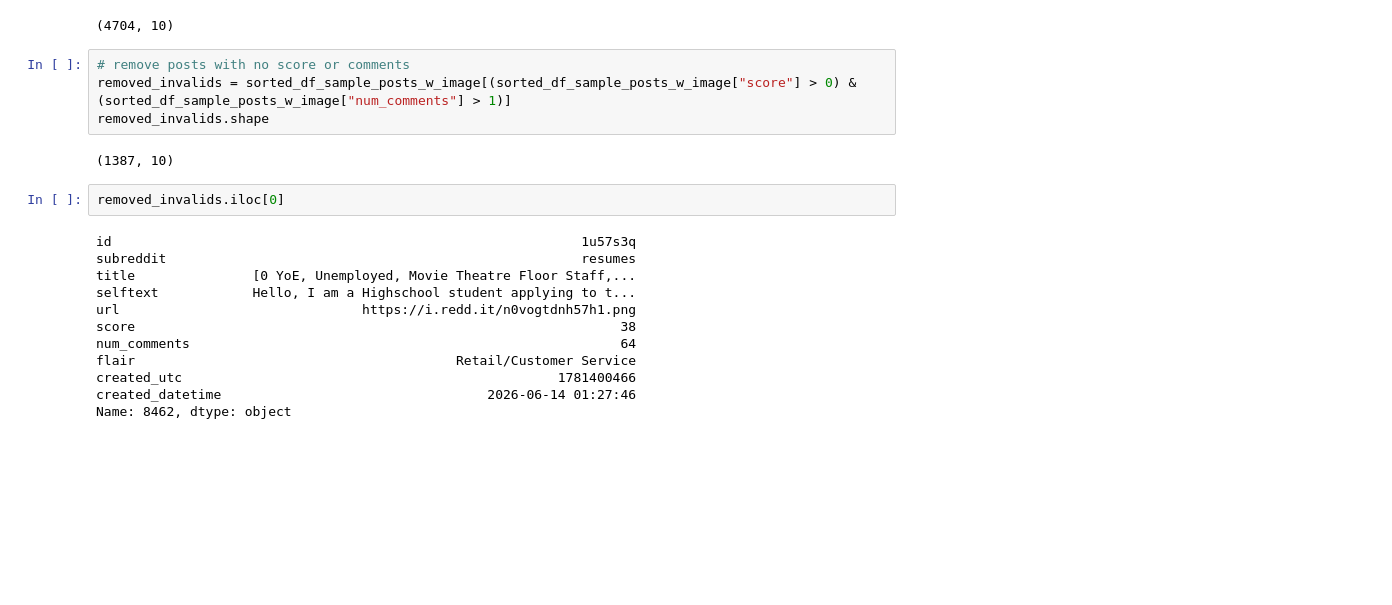
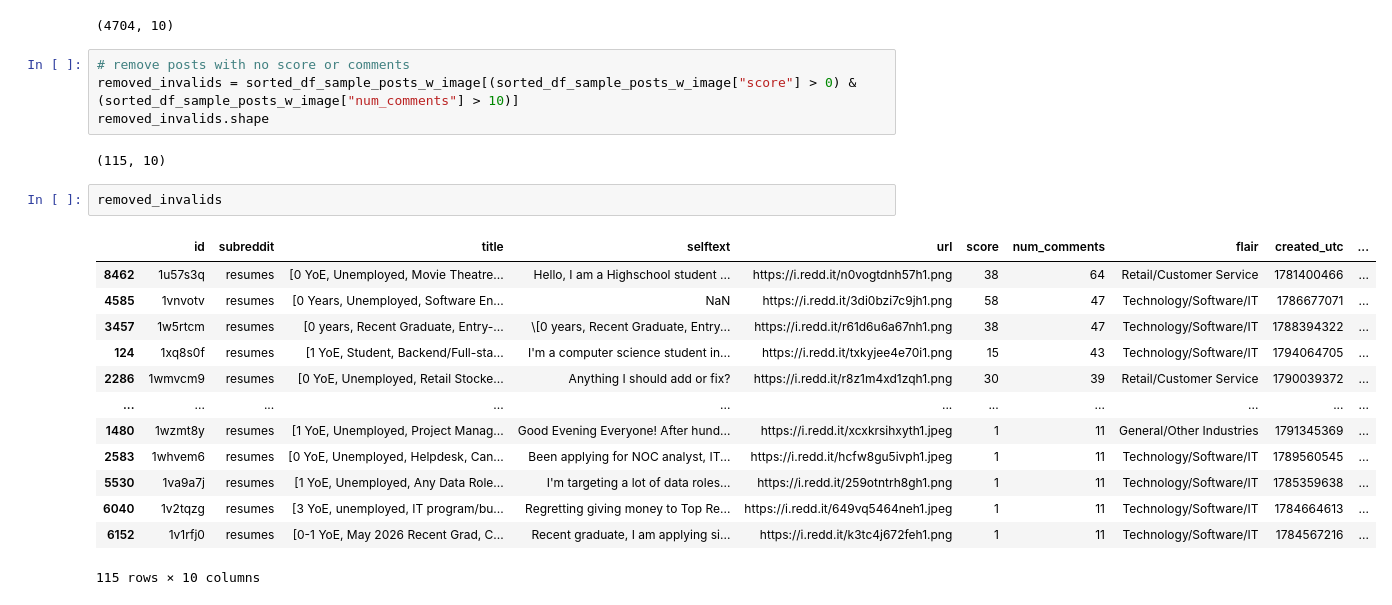
Before and after one commit to saakethk/deepsift, a Jupyter notebook: explore_relevant_posts.ipynb, the cells around one changed output. Cells and saved outputs as stored; diff of their text form; blank space fills up the shorter version.

Commit message:
foudn factors to create a good cohort of posts

```diff
--- a/explore_relevant_posts.ipynb
+++ b/explore_relevant_posts.ipynb
@@ -346,21 +346,23 @@ sorted_df_sample_posts_w_image.shape
 (4704, 10)
 # %%
 # remove posts with no score or comments
-removed_invalids = sorted_df_sample_posts_w_image[(sorted_df_sample_posts_w_image["score"] > 0) & (sorted_df_sample_posts_w_image["num_comments"] > 1)]
+removed_invalids = sorted_df_sample_posts_w_image[(sorted_df_sample_posts_w_image["score"] > 0) & (sorted_df_sample_posts_w_image["num_comments"] > 10)]
 removed_invalids.shape
 # %% [output]
-(1387, 10)
+(115, 10)
 # %%
-removed_invalids.iloc[0]
+removed_invalids
 # %% [output]
+|  | id | subreddit | title | selftext | url | score | num_comments | flair | created_utc | ... |
+| 8462 | 1u57s3q | resumes | [0 YoE, Unemployed, Movie Theatre... | Hello, I am a Highschool student ... | https://i.redd.it/n0vogtdnh57h1.png | 38 | 64 | Retail/Customer Service | 1781400466 | ... |
+| 4585 | 1vnvotv | resumes | [0 Years, Unemployed, Software En... | NaN | https://i.redd.it/3di0bzi7c9jh1.png | 58 | 47 | Technology/Software/IT | 1786677071 | ... |
+| 3457 | 1w5rtcm | resumes | [0 years, Recent Graduate, Entry-... | \[0 years, Recent Graduate, Entry... | https://i.redd.it/r61d6u6a67nh1.png | 38 | 47 | Technology/Software/IT | 1788394322 | ... |
+| 124 | 1xq8s0f | resumes | [1 YoE, Student, Backend/Full-sta... | I'm a computer science student in... | https://i.redd.it/txkyjee4e70i1.png | 15 | 43 | Technology/Software/IT | 1794064705 | ... |
+| 2286 | 1wmvcm9 | resumes | [0 YoE, Unemployed, Retail Stocke... | Anything I should add or fix? | https://i.redd.it/r8z1m4xd1zqh1.png | 30 | 39 | Retail/Customer Service | 1790039372 | ... |
+| ... | ... | ... | ... | ... | ... | ... | ... | ... | ... | ... |
+| 1480 | 1wzmt8y | resumes | [1 YoE, Unemployed, Project Manag... | Good Evening Everyone! After hund... | https://i.redd.it/xcxkrsihxyth1.jpeg | 1 | 11 | General/Other Industries | 1791345369 | ... |
+| 2583 | 1whvem6 | resumes | [0 YoE, Unemployed, Helpdesk, Can... | Been applying for NOC analyst, IT... | https://i.redd.it/hcfw8gu5ivph1.jpeg | 1 | 11 | Technology/Software/IT | 1789560545 | ... |
+| 5530 | 1va9a7j | resumes | [1 YoE, Unemployed, Any Data Role... | I'm targeting a lot of data roles... | https://i.redd.it/259otntrh8gh1.png | 1 | 11 | Technology/Software/IT | 1785359638 | ... |
+| 6040 | 1v2tqzg | resumes | [3 YoE, unemployed, IT program/bu... | Regretting giving money to Top Re... | https://i.redd.it/649vq5464neh1.jpeg | 1 | 11 | Technology/Software/IT | 1784664613 | ... |
+| 6152 | 1v1rfj0 | resumes | [0-1 YoE, May 2026 Recent Grad, C... | Recent graduate, I am applying si... | https://i.redd.it/k3tc4j672feh1.png | 1 | 11 | Technology/Software/IT | 1784567216 | ... |
-id                                                            1u57s3q
-subreddit                                                     resumes
-title               [0 YoE, Unemployed, Movie Theatre Floor Staff,...
-selftext            Hello, I am a Highschool student applying to t...
-url                               https://i.redd.it/n0vogtdnh57h1.png
-score                                                              38
-num_comments                                                       64
-flair                                         Retail/Customer Service
-created_utc                                                1781400466
-created_datetime                                  2026-06-14 01:27:46
-Name: 8462, dtype: object
+115 rows × 10 columns
```
